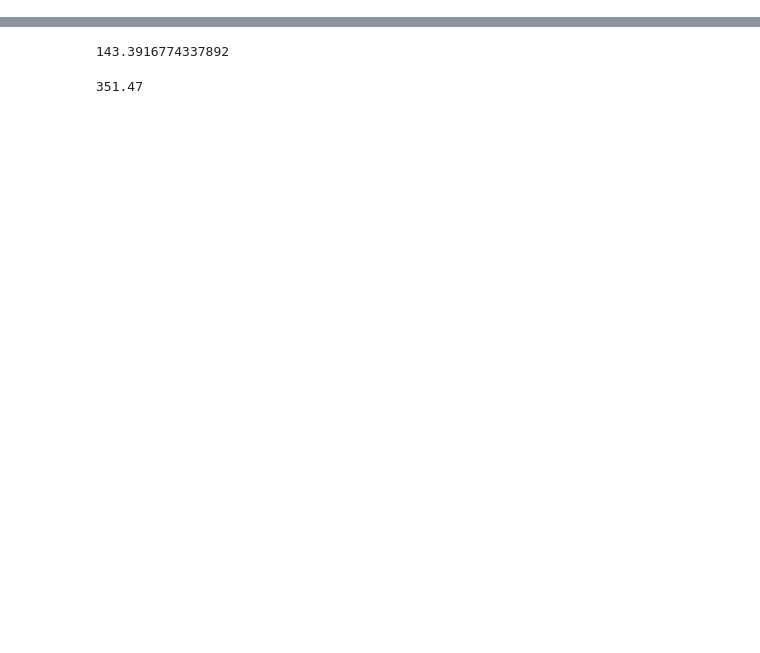
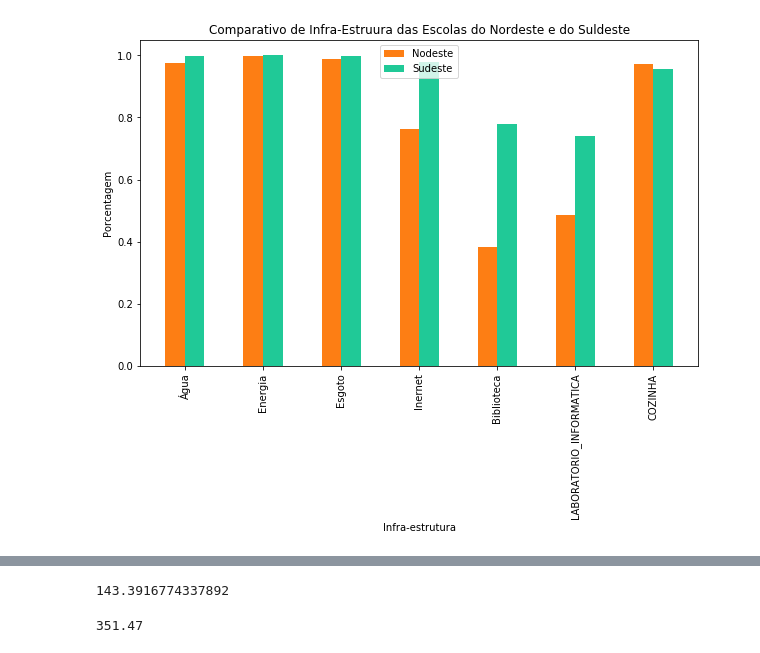
Before and after one commit to InfraSchools/analiseDados, a Jupyter notebook: novo_regioes.ipynb, the cells around one changed output, grey strips where cells are left out. Cells and saved outputs as stored; diff of their text form; code cells hidden in the pictures; blank space fills up the shorter version.

```diff
--- a/novo_regioes.ipynb
+++ b/novo_regioes.ipynb
@@ -64,0 +108,20 @@ df7[df7['CO_REGIAO']==2].sort_values(by='MEDIA_5EF_LP', ascending=False).head(5)
+# %%
+Nordeste = df7[df7['CO_REGIAO']==2].sort_values(by='MEDIA_5EF_LP', ascending=False)
+LABORATORIO_INFORMATICA_N = Nordeste[Nordeste['IN_LABORATORIO_INFORMATICA']==1].shape[0]/Nordeste.shape[0] # que nao tem
+#Nordeste[Nordeste['IN_LABORATORIO_INFORMATICA']==0].shape[0]/Nordeste.shape[0] # que tem
+Nodeste_infra.append(LABORATORIO_INFORMATICA_N)
+# %%
+Sudeste = df7[df7['CO_REGIAO']==4].sort_values(by='MEDIA_5EF_LP', ascending=False)
+LABORATORIO_INFORMATICA_S = Sudeste[Sudeste['IN_LABORATORIO_INFORMATICA']==1].shape[0]/Sudeste.shape[0] # que nao tem agua
+#Sudeste[Sudeste['IN_LABORATORIO_INFORMATICA']==0].shape[0]/Sudeste.shape[0] # que tem agua
+Sudeste_infra.append(LABORATORIO_INFORMATICA_S)
+# %%
+Nordeste = df7[df7['CO_REGIAO']==2].sort_values(by='MEDIA_5EF_LP', ascending=False)
+COZINHA_N = Nordeste[Nordeste['IN_COZINHA']==1].shape[0]/Nordeste.shape[0] # que nao tem
+#Nordeste[Nordeste['IN_COZINHA']==0].shape[0]/Nordeste.shape[0] # que tem
+Nodeste_infra.append(COZINHA_N)
+# %%
+Sudeste = df7[df7['CO_REGIAO']==4].sort_values(by='MEDIA_5EF_LP', ascending=False)
+COZINHA_S = Sudeste[Sudeste['IN_COZINHA']==1].shape[0]/Sudeste.shape[0] # que nao tem agua
+#Sudeste[Sudeste['IN_COZINHA']==0].shape[0]/Sudeste.shape[0] # que tem agua
+Sudeste_infra.append(COZINHA_S)
@@ -65,3 +148,21 @@ df7[df7['CO_REGIAO']==2].sort_values(by='MEDIA_5EF_LP', ascending=False).head(5)
+# %%
+barWidth = 0.25
+r1 = np.arange(len(Nodeste_infra))
+r2 = [x+barWidth for x in r1]
+
+plt.figure(figsize=(10,6))
+
+plt.bar(r1, Nodeste_infra, color='#fd7e14' , width=barWidth, label="Nodeste")
+plt.bar(r2, Sudeste_infra, color='#20c997' ,width=barWidth, label="Sudeste")
+
+plt.xticks([r+(barWidth/2) for r in range(len(Nodeste_infra))],['Água','Energia','Esgoto','Inernet','Biblioteca','LABORATORIO_INFORMATICA','COZINHA'],rotation='vertical')
+plt.xlabel('Infra-estrutura')
+plt.ylabel('Porcentagem')
+plt.title('Comparativo de Infra-Estruura das Escolas do Nordeste e do Suldeste')
+plt.legend()
+plt.show()
+# %% [output]
+[figure, added]
 # %%
 df7[df7['CO_REGIAO']==2].sort_values(by='MEDIA_5EF_MT', ascending=False).head(5)
 # %% [output]
```
Also changed, not shown: parts of 16 cells of this notebook, 6 other files.
